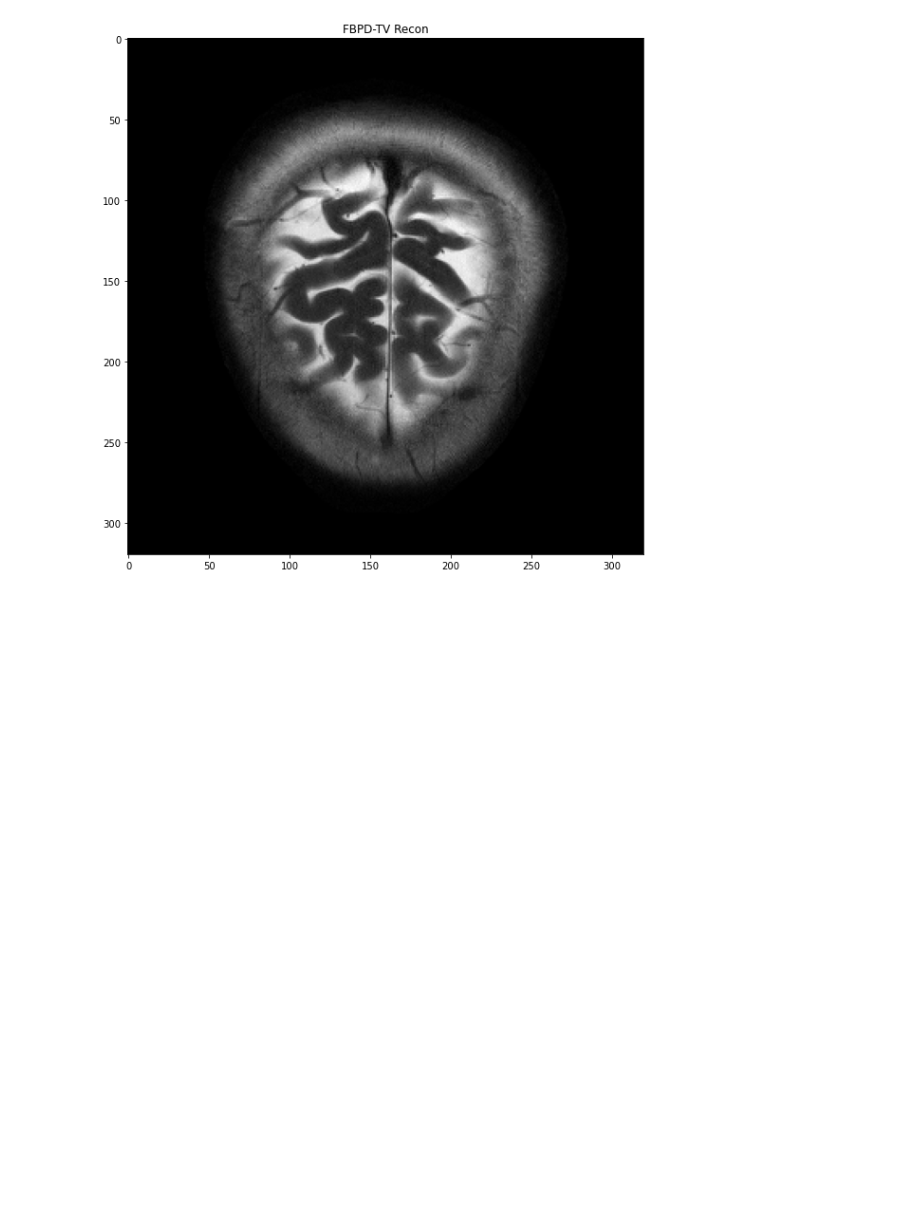
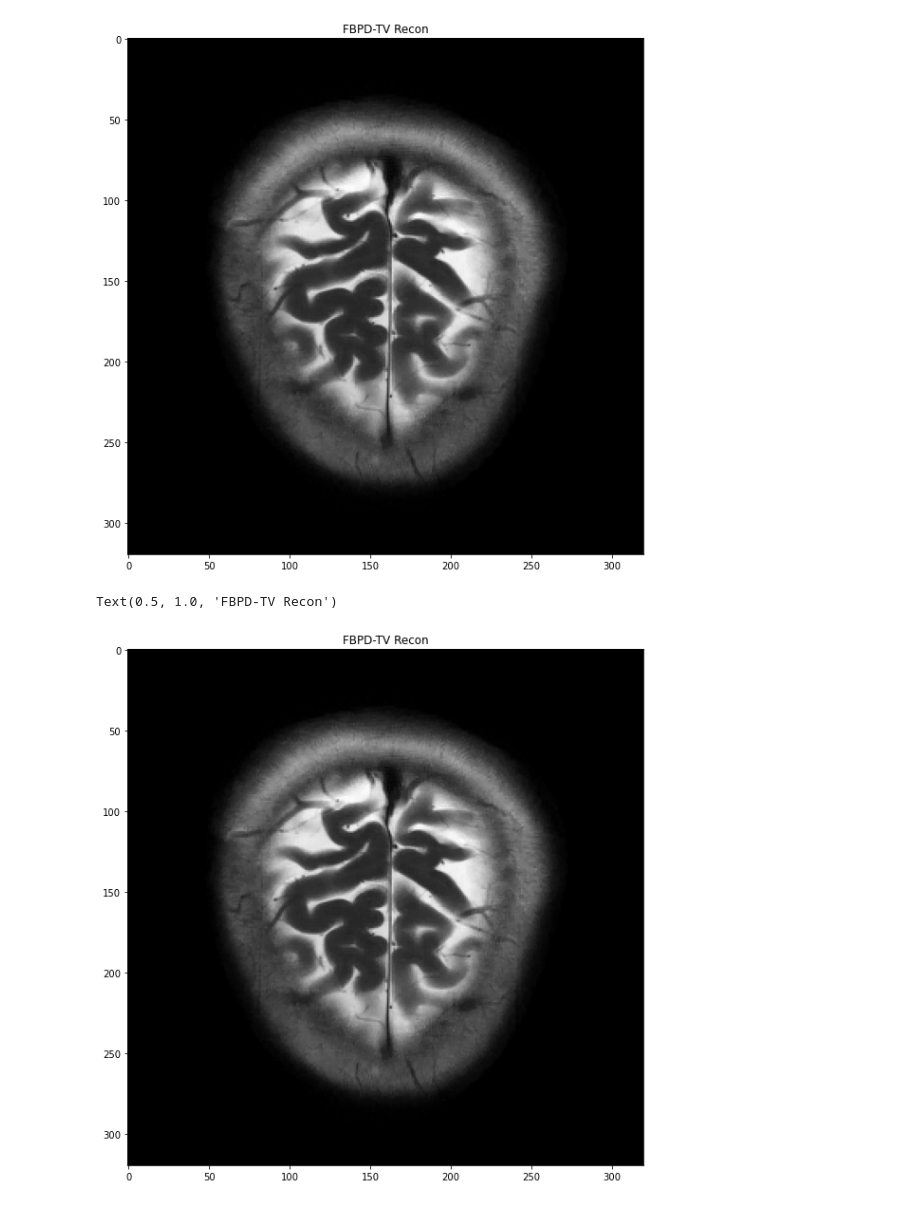
Before and after one commit to guanhuaw/MIRTorch, a Jupyter notebook: examples/demo_cs.ipynb, the cells around one changed output. Drawn from its saved outputs; the diff is of its cells as text; code cells hidden in the pictures; blank space fills up the shorter version.

```diff
--- a/examples/demo_cs.ipynb
+++ b/examples/demo_cs.ipynb
@@ -121,3 +130,10 @@ plt.title('FBPD-TV Recon')
 # %% [output]
 Text(0.5, 1.0, 'FBPD-TV Recon')
 [figure]
+# %%
+plt.figure(figsize=(20,10))
+plt.imshow(((torch.abs((fbpd_tv[0,0,:,:])))).cpu().data.numpy(),cmap='gray')
+plt.title('FBPD-TV Recon')
+# %% [output]
+Text(0.5, 1.0, 'FBPD-TV Recon')
+[figure, added]
```
Also changed, not shown: parts of 22 cells of this notebook, 16 other files.
